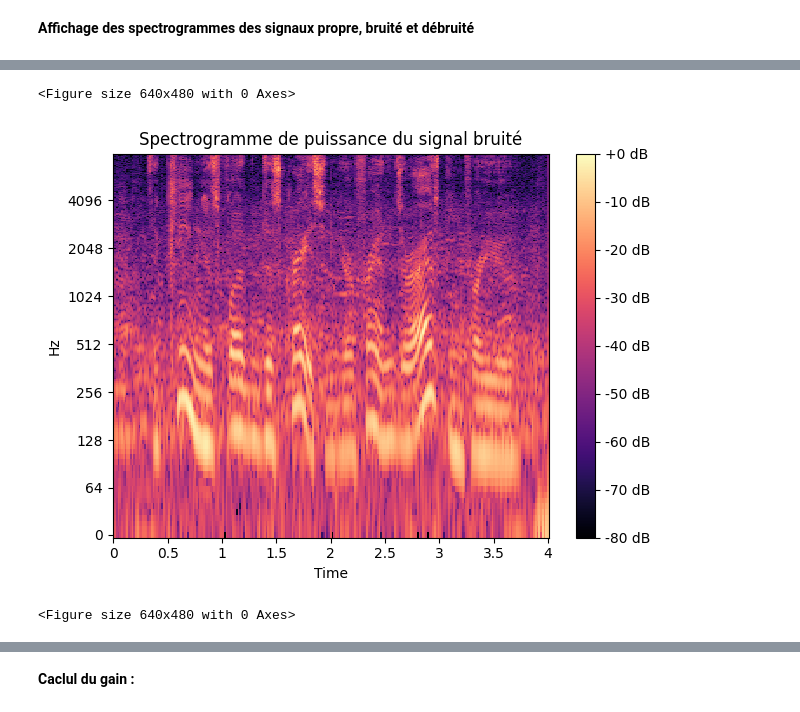
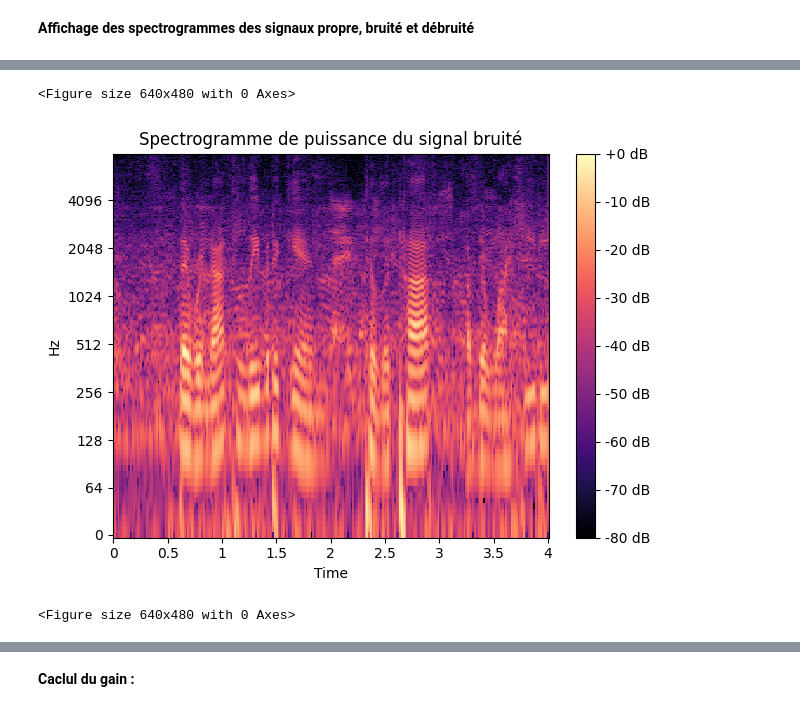
Before and after one commit to maxime-torre/Projet_Deep_learning_Debruitage_Audio, a Jupyter notebook: test_ecoute_spectro.ipynb, the cells around one changed output, grey strips where cells are left out. Cells and saved outputs as stored; diff of their text form; code cells hidden in the pictures.

```diff
--- a/test_ecoute_spectro.ipynb
+++ b/test_ecoute_spectro.ipynb
@@ -21,21 +26,23 @@ class Param_stft():
 # %%
-generated_mask_path = Path.cwd() / "data" / "generated_mask" / "10" /  "20.pkl"
-signal_and_noise_path = Path.cwd() / "data" / "noised_data" / "10" / "20.flac"
+generated_mask_path = Path.cwd() / "data" / "generated_mask" / model_name[:-4] / f"{snr}" /  f"{name}.pkl"
+signal_and_noise_path = Path.cwd() / "data" / "noised_data" / f"{snr}" / f"{name}.flac"
+original_path = Path.cwd() / "data" / "raw_data_cut" / f'{name}.flac'
+audio_raw_data_path = Path.cwd() / "data" / "raw_data_cut" / f"{name}.flac"
 
 param_stft = Param_stft()
 # %% [markdown]
 **Obtention du mask pour le signal bruité - Test (A supprimer dès que generated_mask_path complet) :**
 # %%
-audio_raw_data_path = Path.cwd() / "data" / "raw_data_cut" / "20.flac"
-signal_and_noise = Path.cwd() / "data" / "noised_data" / "10" / "20.flac"
-noise_path =  Path.cwd() / "data" / "only_noise" / "20.flac"
+# audio_raw_data_path = Path.cwd() / "data" / "raw_data_cut" / "20.flac"
+# signal_and_noise = Path.cwd() / "data" / "noised_data" / "10" / "20.flac"
+# noise_path =  Path.cwd() / "data" / "only_noise" / "20.flac"
 # %%
 #load the signal
-y_raw, sr = librosa.load(audio_raw_data_path, sr=None)
-display(Audio(y_raw, rate=sr))
-#load the signal + noise
-y_signal_noise, sr = librosa.load(signal_and_noise, sr=None)
-display(Audio(y_signal_noise, rate=sr))
-#load the noise
-y_noise, sr = librosa.load(noise_path, sr=None)
-display(Audio(y_noise, rate=sr))
+# y_raw, sr = librosa.load(audio_raw_data_path, sr=None)
+# display(Audio(y_raw, rate=sr))
+# #load the signal + noise
+# y_signal_noise, sr = librosa.load(signal_and_noise, sr=None)
+# display(Audio(y_signal_noise, rate=sr))
+# #load the noise
+# y_noise, sr = librosa.load(noise_path, sr=None)
+# display(Audio(y_noise, rate=sr))
@@ -48,14 +51,18 @@ binary_mask = compute_binary_mask(y_raw, y_noise, param_stft)
 # %% [markdown]
 **Obtention du signal débruité à partir du masque et du signal de parole propre :**
 # %%
-# Calcul du spectrogramme du signal propre
+#Chargement du masque
+with open(generated_mask_path, 'rb') as pickle_file:
+    binary_mask = pickle.load(pickle_file)
+
+#Application du masque
+y_signal_noise, sr = librosa.load(signal_and_noise_path, sr=None)
 stft_y_noised = librosa.stft(y_signal_noise, n_fft=param_stft.n_fft, hop_length=param_stft.hop_length, win_length=param_stft.n_window, window=param_stft.window)
 
-#Application du masque
 signal_and_noise_with_mask = stft_y_noised*binary_mask
 
 #Retour au signal temporel avec l'ISTFT
 reconstructed_signal = librosa.istft(signal_and_noise_with_mask, n_fft=param_stft.n_fft, hop_length=param_stft.hop_length, win_length=param_stft.n_window, window=param_stft.window)
 
-print(len(reconstructed_signal))
-display(Audio(reconstructed_signal, rate=sr))
+
+y_raw, sr = librosa.load(audio_raw_data_path, sr=None)
@@ -82,17 +97,14 @@ plt.figure()
 # %%
-# Calcul du spectrogramme du signal bruité
-stft_y_signal_noise = librosa.stft(y_signal_noise, n_fft=param_stft.n_fft, hop_length=param_stft.hop_length, win_length=param_stft.n_window, window=param_stft.window)
-
 # Affichage du spectrogramme du signal bruité
 plt.figure()
-librosa.display.specshow(librosa.amplitude_to_db(stft_y_signal_noise, ref=np.max), sr=sr, hop_length=param_stft.hop_length, x_axis='time', y_axis='log')
+librosa.display.specshow(librosa.amplitude_to_db(stft_y_noised, ref=np.max), sr=sr, hop_length=param_stft.hop_length, x_axis='time', y_axis='log')
 plt.colorbar(format='%+2.0f dB')
 plt.title('Spectrogramme de puissance du signal bruité')
 plt.tight_layout()
 plt.figure()
 # %% [output]
 <Figure size 640x480 with 0 Axes>
-[figure, old version]
+[figure, new version]
 <Figure size 640x480 with 0 Axes>
 # %%
 # Affichage du spectrogramme du signal débruité
```
Also changed, not shown: parts of 10 cells of this notebook, 3 other files.
